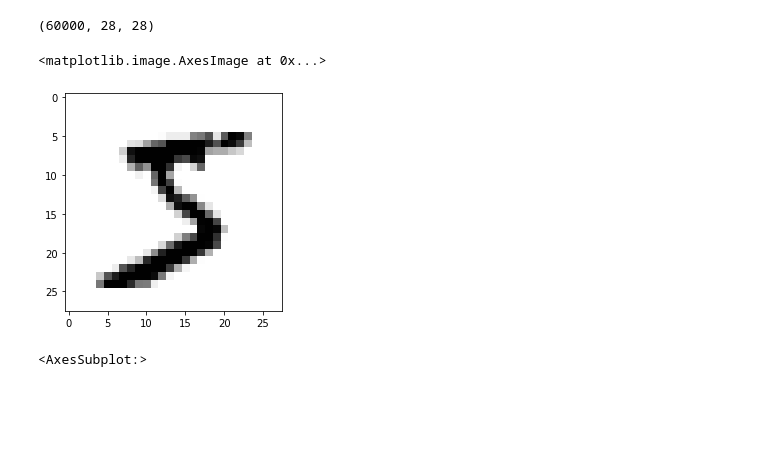
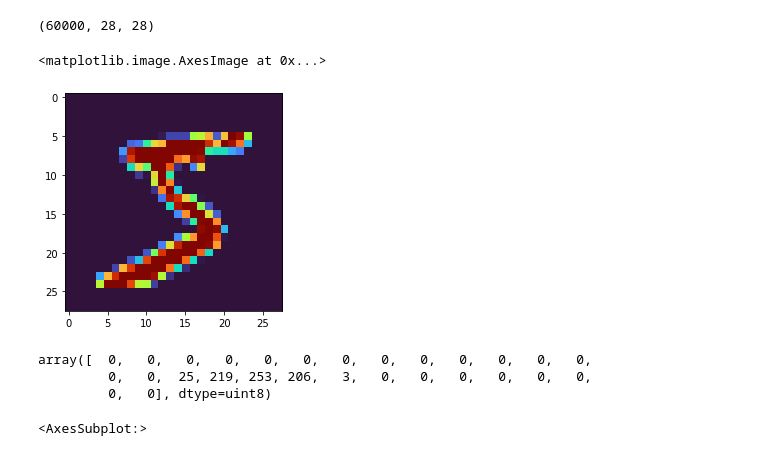
Before and after one commit to pandeykamal6/MLOPS, a Jupyter notebook: Perceptron Implementation.ipynb, the cells around one changed output. Drawn from its saved outputs; the diff is of its cells as text; code cells hidden in the pictures; blank space fills up the shorter version.

```diff
--- a/Perceptron Implementation.ipynb
+++ b/Perceptron Implementation.ipynb
@@ -192,11 +193,17 @@ x_train_full.shape#60k datapoints
 # %% [output]
 (60000, 28, 28)
 # %%
-img=x_train[0]
-plt.imshow(img,cmap='binary')
+img=x_train_full[0]
+plt.imshow(img,cmap='turbo')
 # %% [output]
 <matplotlib.image.AxesImage at 0x...>
-[figure, old version]
+[figure, new version]
+# %%
+x_train_full[100]
+# %% [output]
+array([  0,   0,   0,   0,   0,   0,   0,   0,   0,   0,   0,   0,   0,
+         0,   0,  25, 219, 253, 206,   3,   0,   0,   0,   0,   0,   0,
+         0,   0], dtype=uint8)
 # %%
 plt.figure(figsize=(20,20))
 sns.heatmap(img/255,annot=True,cmap='binary')
```
Also changed, not shown: parts of 43 cells of this notebook, 10 other files.
